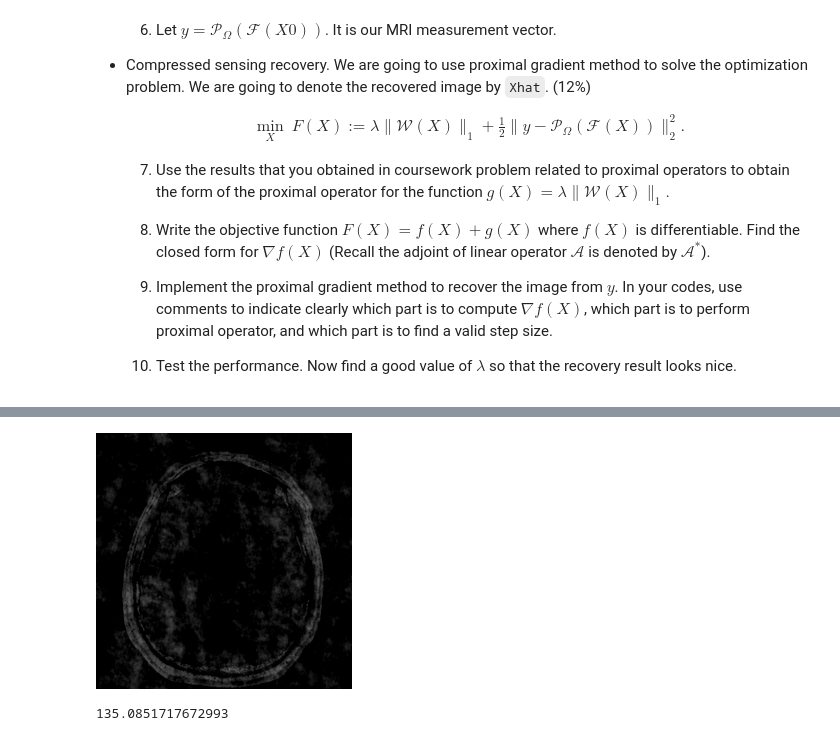
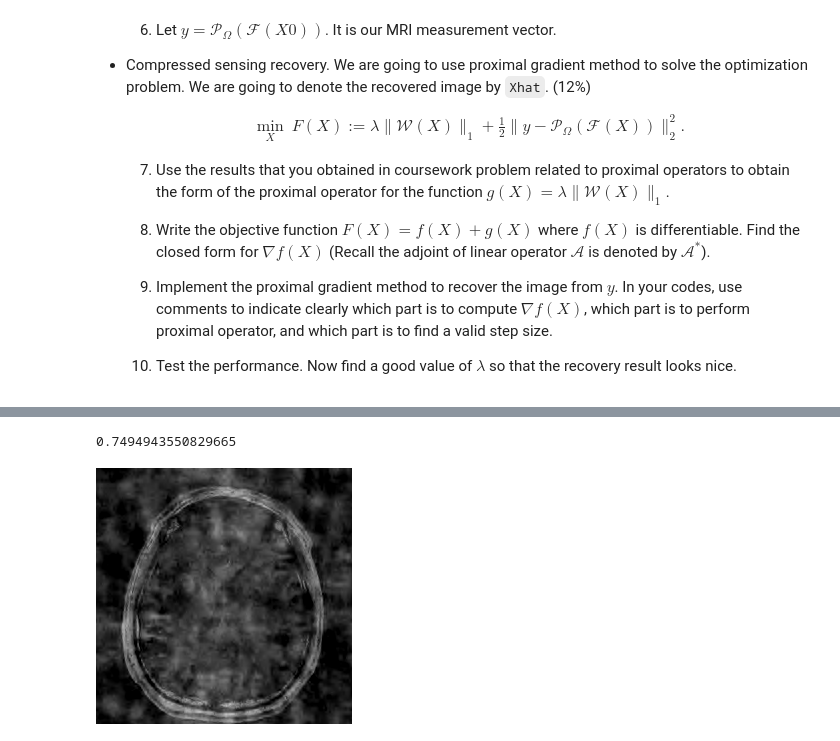
Before and after one commit to max-wickham/TopicsCoursework, a Jupyter notebook: 2022.DataProcessing.Coursework2.ipynb, the cells around one changed output, grey strips where cells are left out. Saved outputs shown, nothing was run; the diff lists cells and outputs as text; code cells hidden in the pictures.

```diff
--- a/2022.DataProcessing.Coursework2.ipynb
+++ b/2022.DataProcessing.Coursework2.ipynb
@@ -957,23 +946,0 @@ x_gray = Gray.(z)
-# %%
-
-
-z = dwt(real.(ifft(ifftshift(y))), wavlet_filt, 2)
-c = 0.0
-for i in 1:256
-    for j in 1:256
-        if abs(z[i,j]) > c
-            z[i,j] = sign(z[i,j]) * (abs(z[i,j]) - c)
-        else
-            z[i,j] = 0.0
-        end
-    end
-end
-z = idwt(z, wavlet_filt, 2)
-x_gray = Gray.(z)
-@show(x_gray)
-# %% [output]
-[figure, removed]
-# %%
-γ
-# %% [output]
-135.0851717672993
@@ -983,0 +947,57 @@ print(maximum(x))
+# %%
+using Statistics
+using Random
+Random.seed!(0);
+
+X0 = load(img_path)
+X0 = X0[1:256,1:256]
+X0 = Float64.(X0)
+
+# Generate a none vector form of y (essentially just vec-1(PT(Pvec(F0))))
+y = P((fft(Float64.(X0))));
+
+function ∇f(x)
+    global y
+    Fx = (fft((x)))
+    vecF0 = P(Fx)
+    normal = vecF0 - y
+    normal = ifft((normal))
+    return real.(normal)
+end
+
+γ = 0.0005
+λ = 0.04
+function softlimit(a)
+    c = γ * λ
+    if abs(a) > c
+        return sign(a) * (abs(a) - c)
+    end
+        return 0.0
+end
+
+x = zeros(256,256)
+wavlet_filt = wavelet(WT.db4, WT.Filter)
+normal_difference = Inf64
+
+l = 0
+while (normal_difference > 0.01) & (l < 10000)
+    l += 1
+    ##################################
+    # Make step
+    z = x - γ*(∇f(x))
+    # Apply proximal gradient function
+    z = dwt(z, wavlet_filt, 4)
+    z = softlimit.(z)
+    z = idwt(z, wavlet_filt, 4)
+    #################################
+    normal_difference = norm(x-z,2)/mean(x)
+    x = z
+end
+@show maximum(x)
+# %% [output]
+0.7494943550829665
+# %%
+x_gray = Gray.(x)
+@show(x_gray)
+# %% [output]
+[figure, added]
```
Also changed, not shown: parts of 25 cells of this notebook, 7 other files.
